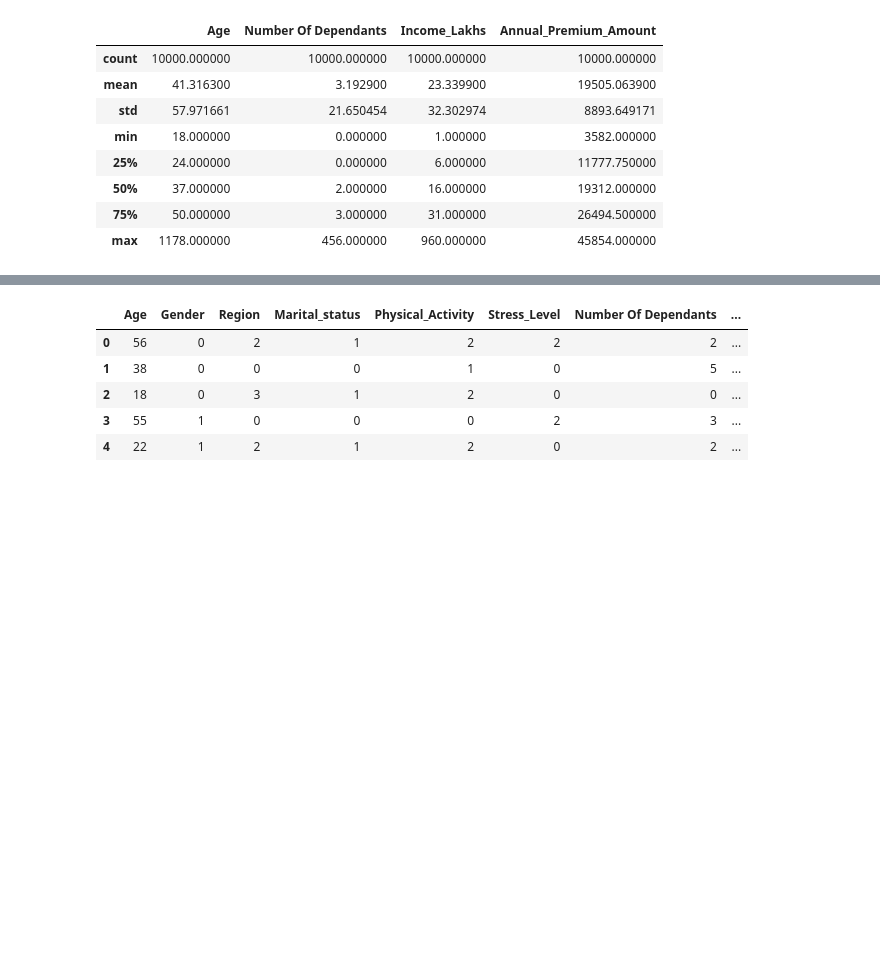
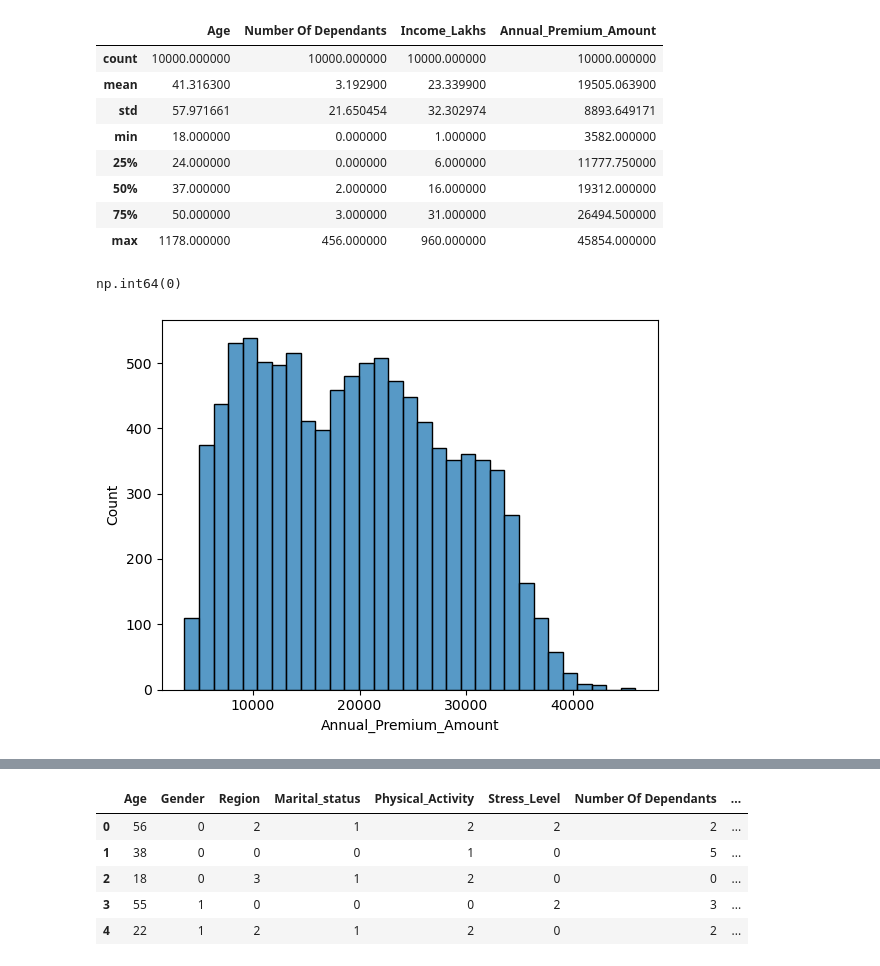
Before and after one commit to Karan-Khilnani/health-insurance-premium-predictor, a Jupyter notebook: Health_insu_premium.ipynb, the cells around one changed output, grey strips where cells are left out. Drawn from its saved outputs; the diff is of its cells as text; code cells hidden in the pictures; blank space fills up the shorter version.

```diff
--- a/Health_insu_premium.ipynb
+++ b/Health_insu_premium.ipynb
@@ -113,3 +113,18 @@ df.describe()
 | 50% | 37.000000 | 2.000000 | 16.000000 | 19312.000000 |
 | 75% | 50.000000 | 3.000000 | 31.000000 | 26494.500000 |
 | max | 1178.000000 | 456.000000 | 960.000000 | 45854.000000 |
+# %%
+#check duplicate rows
+df.duplicated().sum()
+# %% [output]
+np.int64(0)
+# %%
+# Remove duplicates if any
+df.drop_duplicates(inplace=True)
+# %%
+df.columns = df.columns.str.strip()
+# %%
+sns.histplot(df["Annual_Premium_Amount"])
+plt.show()
+# %% [output]
+[figure, added]
```
Also changed, not shown: parts of 25 cells of this notebook.
